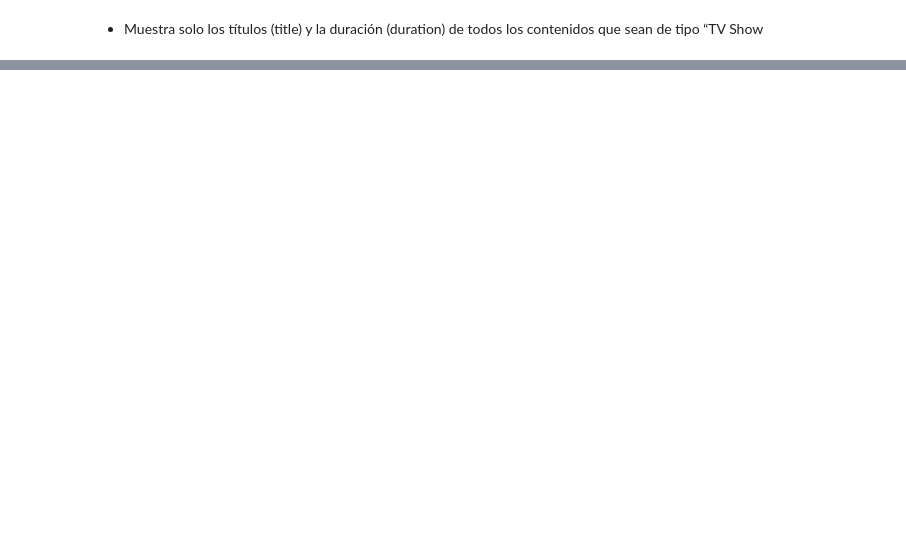
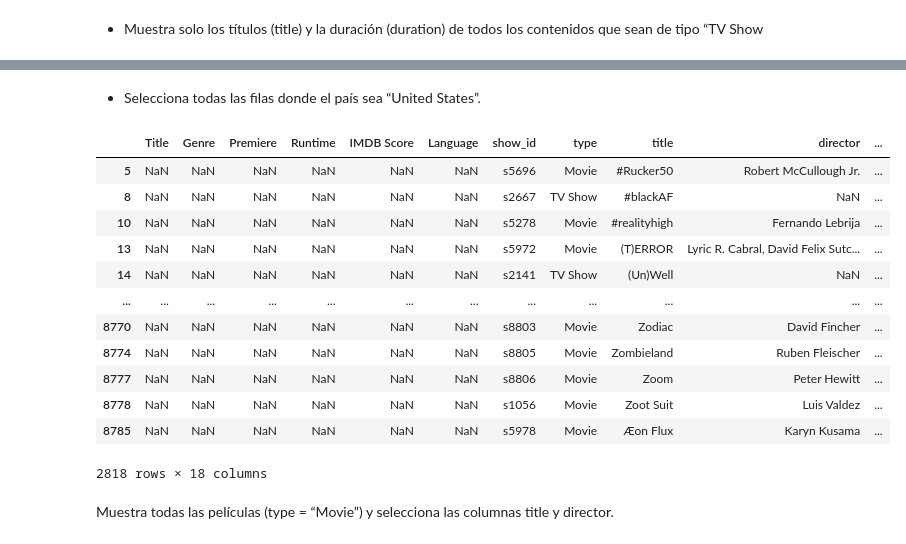
Before and after one commit to Rcm89/laboratorio-modulo2-leccion02-eda-union, a Jupyter notebook: laboratorio-modulo2-leccion02-eda-union.ipynb, the cells around one changed output, grey strips where cells are left out. Cells and saved outputs as stored; diff of their text form; code cells hidden in the pictures; blank space fills up the shorter version.

```diff
--- a/laboratorio-modulo2-leccion02-eda-union.ipynb
+++ b/laboratorio-modulo2-leccion02-eda-union.ipynb
@@ -545,0 +546,20 @@ df_merged.loc[df_merged['type'] == 'TV Show', ['Title', 'Runtime']]
+# %% [markdown]
+- Selecciona todas las filas donde el país sea “United States”.
+# %%
+df_merged.loc[df_merged['country'] == 'United States']
+# %% [output]
+|  | Title | Genre | Premiere | Runtime | IMDB Score | Language | show_id | type | title | director | ... |
+| 5 | NaN | NaN | NaN | NaN | NaN | NaN | s5696 | Movie | #Rucker50 | Robert McCullough Jr. | ... |
+| 8 | NaN | NaN | NaN | NaN | NaN | NaN | s2667 | TV Show | #blackAF | NaN | ... |
+| 10 | NaN | NaN | NaN | NaN | NaN | NaN | s5278 | Movie | #realityhigh | Fernando Lebrija | ... |
+| 13 | NaN | NaN | NaN | NaN | NaN | NaN | s5972 | Movie | (T)ERROR | Lyric R. Cabral, David Felix Sutc... | ... |
+| 14 | NaN | NaN | NaN | NaN | NaN | NaN | s2141 | TV Show | (Un)Well | NaN | ... |
+| ... | ... | ... | ... | ... | ... | ... | ... | ... | ... | ... | ... |
+| 8770 | NaN | NaN | NaN | NaN | NaN | NaN | s8803 | Movie | Zodiac | David Fincher | ... |
+| 8774 | NaN | NaN | NaN | NaN | NaN | NaN | s8805 | Movie | Zombieland | Ruben Fleischer | ... |
+| 8777 | NaN | NaN | NaN | NaN | NaN | NaN | s8806 | Movie | Zoom | Peter Hewitt | ... |
+| 8778 | NaN | NaN | NaN | NaN | NaN | NaN | s1056 | Movie | Zoot Suit | Luis Valdez | ... |
+| 8785 | NaN | NaN | NaN | NaN | NaN | NaN | s5978 | Movie | Æon Flux | Karyn Kusama | ... |
+2818 rows × 18 columns
+# %% [markdown]
+ Muestra todas las películas (type = “Movie”) y selecciona las columnas title y director.
```
Also changed, not shown: parts of 25 cells of this notebook, 4 other files.
